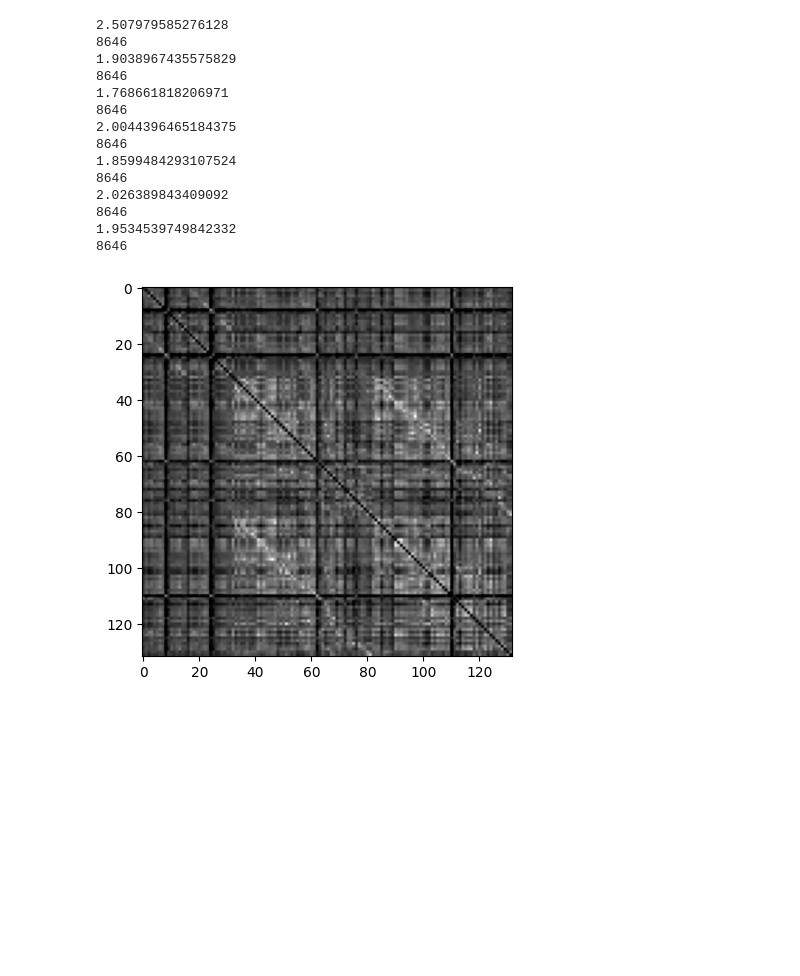
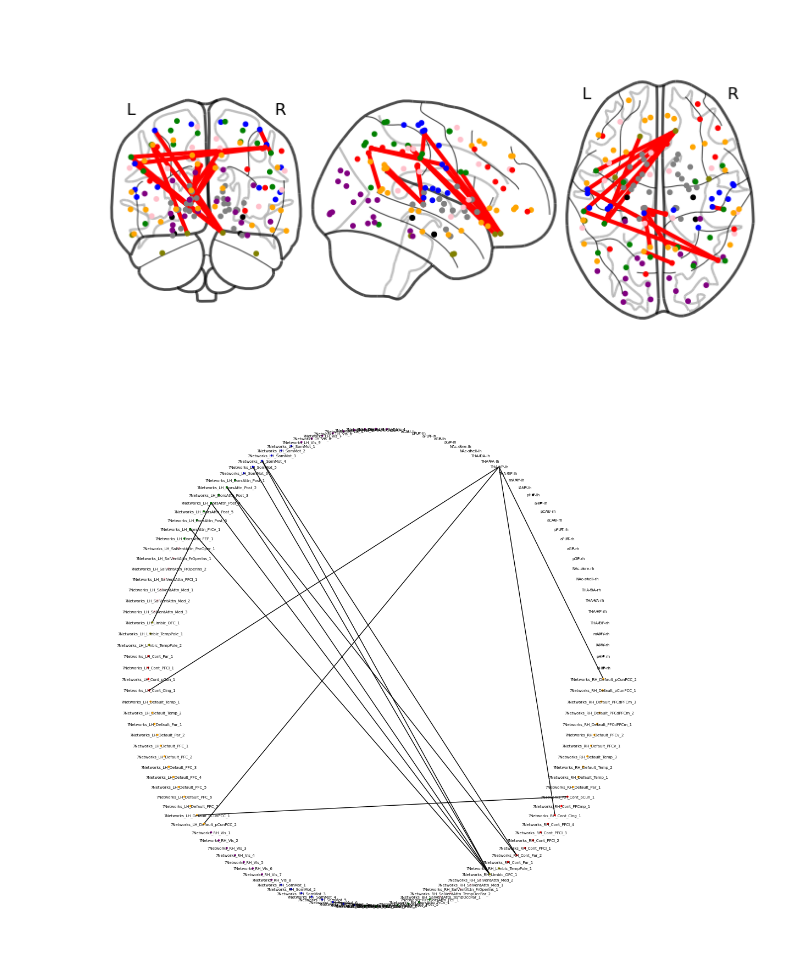
Before and after one commit to abry1701/NeuroComp2025_TPFinal, a Jupyter notebook: timeseries_analysis.ipynb, the cells around one changed output. Cells and saved outputs as stored; diff of their text form; code cells hidden in the pictures; blank space fills up the shorter version.

Commit message:
finished extracting timeseries

```diff
--- a/timeseries_analysis.ipynb
+++ b/timeseries_analysis.ipynb
@@ -221,6 +173,8 @@ for sub_id in subjects:
 
     # Filter blocks
     events_baseline = get_blocks(events, condition='baseline')
+    events_rest = get_blocks(events, condition='rest')
+    events_task = get_blocks(events, condition='task')
     events_early = get_blocks(events, stage='early')
     events_late = get_blocks(events, stage='late')
     events_rest_early = get_blocks(events, condition='rest', stage='early')
@@ -230,6 +184,8 @@ for sub_id in subjects:
 
     # Filter timeseries
     timeseries_baseline = filter_timeseries(timeseries, events_baseline)
+    timeseries_rest = filter_timeseries(timeseries, events_rest)
+    timeseries_task = filter_timeseries(timeseries, events_task)
     timeseries_early = filter_timeseries(timeseries, events_early)
     timeseries_late = filter_timeseries(timeseries, events_late)
     timeseries_rest_early = filter_timeseries(timeseries, events_rest_early)
@@ -242,13 +198,13 @@ for sub_id in subjects:
     if sub_id not in timeseries_data[task_id]:
         timeseries_data[task_id][sub_id] = {}
     timeseries_data[task_id][sub_id]['baseline'] = timeseries_baseline
+    timeseries_data[task_id][sub_id]['rest'] = timeseries_rest
+    timeseries_data[task_id][sub_id]['task'] = timeseries_task
     timeseries_data[task_id][sub_id]['early'] = timeseries_early
     timeseries_data[task_id][sub_id]['late'] = timeseries_late
     timeseries_data[task_id][sub_id]['rest_early'] = timeseries_rest_early
     timeseries_data[task_id][sub_id]['rest_late'] = timeseries_rest_late
     timeseries_data[task_id][sub_id]['task_early'] = timeseries_task_early
     timeseries_data[task_id][sub_id]['task_late'] = timeseries_task_late
-
-    break
 # %% [output]
 01
@@ -255,29 +297,40 @@ for sub_id in subjects:
 # %%
+labels = load_labels(atlas_labels_file)
+relabel_mapping = get_relabel_mapping(labels)
+
+adjacency_matrices = {}
+
 for task_id in timeseries_data:
     for sub_id in timeseries_data[task_id]:
         for filtered in timeseries_data[task_id][sub_id]:
             ts = timeseries_data[task_id][sub_id][filtered]
+
             corr = np.corrcoef(ts)
             np.fill_diagonal(corr, 0)
             z_score = np.arctanh(corr)
-            plt.imshow(z_score, cmap='gray', vmin=0)
-            print(z_score.max())
-            G=nx.from_numpy_array(corr)
-            print(len(G.edges))
+            #plt.imshow(z_score, cmap='RdBu', vmin=-2, vmax=2)
+            #plt.colorbar()
+            #plt.show()
+
+            if filtered not in adjacency_matrices:
+                adjacency_matrices[filtered] = {}
+            if task_id not in adjacency_matrices[filtered]:
+                adjacency_matrices[filtered][task_id] = [z_score]
+            else:
+                adjacency_matrices[filtered][task_id] += [z_score]
-# %% [output]
-2.507979585276128
-8646
-1.9038967435575829
-8646
-1.768661818206971
-8646
-2.0044396465184375
-8646
-1.8599484293107524
-8646
-2.026389843409092
-8646
-1.9534539749842332
-8646
-[figure, removed]
+# %%
+res = stats.ttest_ind(adjacency_matrices['task']['mslWithITI'], adjacency_matrices['rest']['mslWithITI'], alternative='less').pvalue
+#mask = np.ma.masked_where(res<0.05, res)
+#thr = np.ma.masked_where(~np.ma.getmask(mask), res)
+thr = (res < 0.1) * 1
+plotting.plot_connectome(thr, get_labels_coordinates(atlas_file), node_size=10, node_color=color_labels(labels))
+plotting.show()
+plt.figure(figsize=(10,10))
+g = nx.from_numpy_array(thr)
+g = nx.relabel_nodes(g,relabel_mapping)
+g = g.remove_edges_from(g.isol)
+nx.draw(g, node_size=3, pos=nx.circular_layout(g), node_color=color_labels(labels), font_size=5, with_labels=True)
+# %% [output]
+[figure, added]
+[figure, added]
 # %%
```
Also changed, not shown: parts of 11 cells of this notebook, 38 other files.
